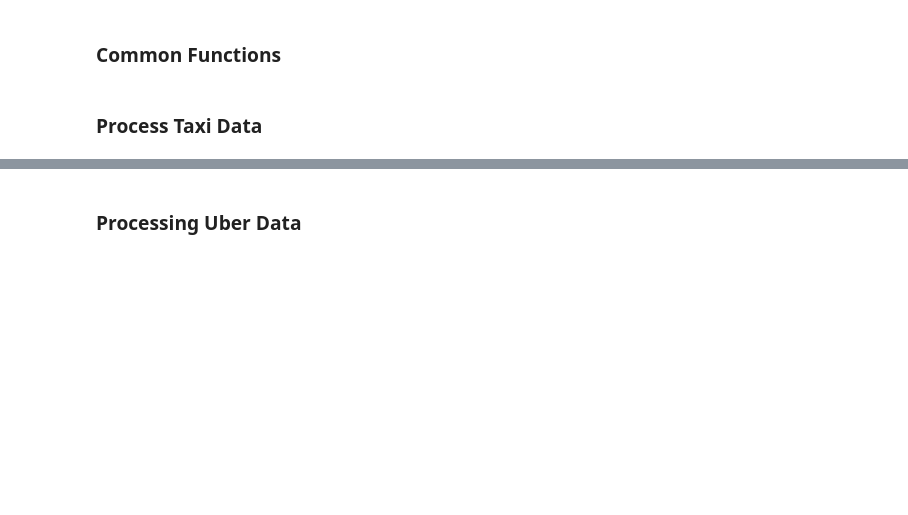
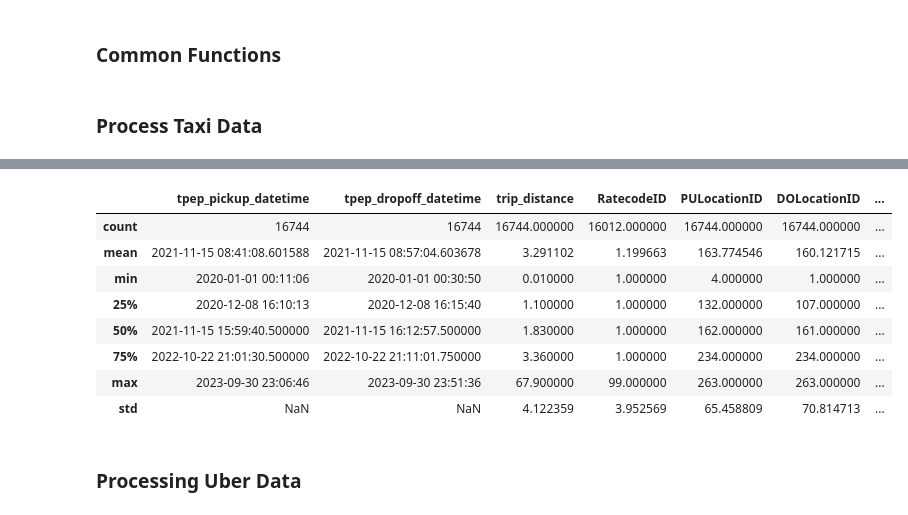
Before and after one commit to yhuang37-2034310/4501_Project, a Jupyter notebook: Project Scaffolding.ipynb, the cells around one changed output, grey strips where cells are left out. Saved outputs shown, nothing was run; the diff lists cells and outputs as text; code cells hidden in the pictures; blank space fills up the shorter version.

```diff
--- a/Project Scaffolding.ipynb
+++ b/Project Scaffolding.ipynb
@@ -332,18 +317,33 @@ example_df2 = example_df2[example_df2['PULocationID'] != example_df2['DOLocation
 # %%
-#Create samples of all parquet files according to cochran's sample size formula. Later, we concatenate all sample dfs into one df.
-sampled_dfs = []
+#Make a list of just the columns we need for analysis
+columns_to_keep = [
+    'tpep_pickup_datetime', 'tpep_dropoff_datetime', 'trip_distance', 'RatecodeID',
+    'PULocationID', 'DOLocationID', 'fare_amount', 'extra', 'mta_tax',
+    'tip_amount', 'tolls_amount', 'improvement_surcharge', 'total_amount',
+    'congestion_surcharge', 'airport_fee'
+]
 
-for file_path in all_parquet_files:
-    df = load_parquet_file(file_path) #Makes a df for every parquet file
+#Create samples of all taxi parquet files according to cochran's sample size formula. Later, we concatenate all sample dfs into one df.
+sampled_taxi_dfs = []
 
-    if "fhvhv" in file_path: #Filters out non-uber rides from the hvfhs files before creating samples
-        df = df[df['hvfhs_license_num'] == 'HV0003']
-
-    population_size = len(df)
+for file_path in all_taxi_parquet_files:
+    taxi_df = load_parquet_file(file_path) #Makes a df for every parquet file
+    population_size = len(taxi_df)
     sample_size = cochran_sample_size(population_size)
-    sampled_df = df.sample(n=sample_size, random_state=42)
-    base_name = os.path.basename(file_path)
-    sampled_dfs.append(sampled_df)
+    sampled_taxi_df = taxi_df.sample(n=sample_size, random_state=42)
+    #We found that there were a few files that did not have airport_fee as a column. We populate airport_fee with NaN for such parquet files.
+    for col in columns_to_keep:
+        if col not in sampled_taxi_df.columns:
+            sampled_taxi_df[col] = np.nan
+    sampled_taxi_df = sampled_taxi_df[columns_to_keep]
+    sampled_taxi_dfs.append(sampled_taxi_df)
 
     # create one gigantic dataframe with data from every month needed
-taxi_data = pd.concat(sampled_dfs)
+sampled_taxi_data = pd.concat(sampled_taxi_dfs)
+
+sampled_taxi_data = filter_data(sampled_taxi_data)
+
+# Make a single df that includes the taxi rides and their corresponding coordinates by merging the shape file with the ride files.
+final_taxi_data = pd.merge(sampled_taxi_data, gdf_taxi_zones, left_on = 'PULocationID', right_on = 'LocationID', how="inner")
+
+final_taxi_data = find_centroid(final_taxi_data)
@@ -387,4 +379,14 @@ taxi_data.info()
 # %%
-taxi_data.describe()
+final_taxi_data.describe()
+# %% [output]
+|  | tpep_pickup_datetime | tpep_dropoff_datetime | trip_distance | RatecodeID | PULocationID | DOLocationID | ... |
+| count | 16744 | 16744 | 16744.000000 | 16012.000000 | 16744.000000 | 16744.000000 | ... |
+| mean | 2021-11-15 08:41:08.601588 | 2021-11-15 08:57:04.603678 | 3.291102 | 1.199663 | 163.774546 | 160.121715 | ... |
+| min | 2020-01-01 00:11:06 | 2020-01-01 00:30:50 | 0.010000 | 1.000000 | 4.000000 | 1.000000 | ... |
+| 25% | 2020-12-08 16:10:13 | 2020-12-08 16:15:40 | 1.100000 | 1.000000 | 132.000000 | 107.000000 | ... |
+| 50% | 2021-11-15 15:59:40.500000 | 2021-11-15 16:12:57.500000 | 1.830000 | 1.000000 | 162.000000 | 161.000000 | ... |
+| 75% | 2022-10-22 21:01:30.500000 | 2022-10-22 21:11:01.750000 | 3.360000 | 1.000000 | 234.000000 | 234.000000 | ... |
+| max | 2023-09-30 23:06:46 | 2023-09-30 23:51:36 | 67.900000 | 99.000000 | 263.000000 | 263.000000 | ... |
+| std | NaN | NaN | 4.122359 | 3.952569 | 65.458809 | 70.814713 | ... |
 # %% [markdown]
 ### Processing Uber Data
```
Also changed, not shown: parts of 35 cells of this notebook.
